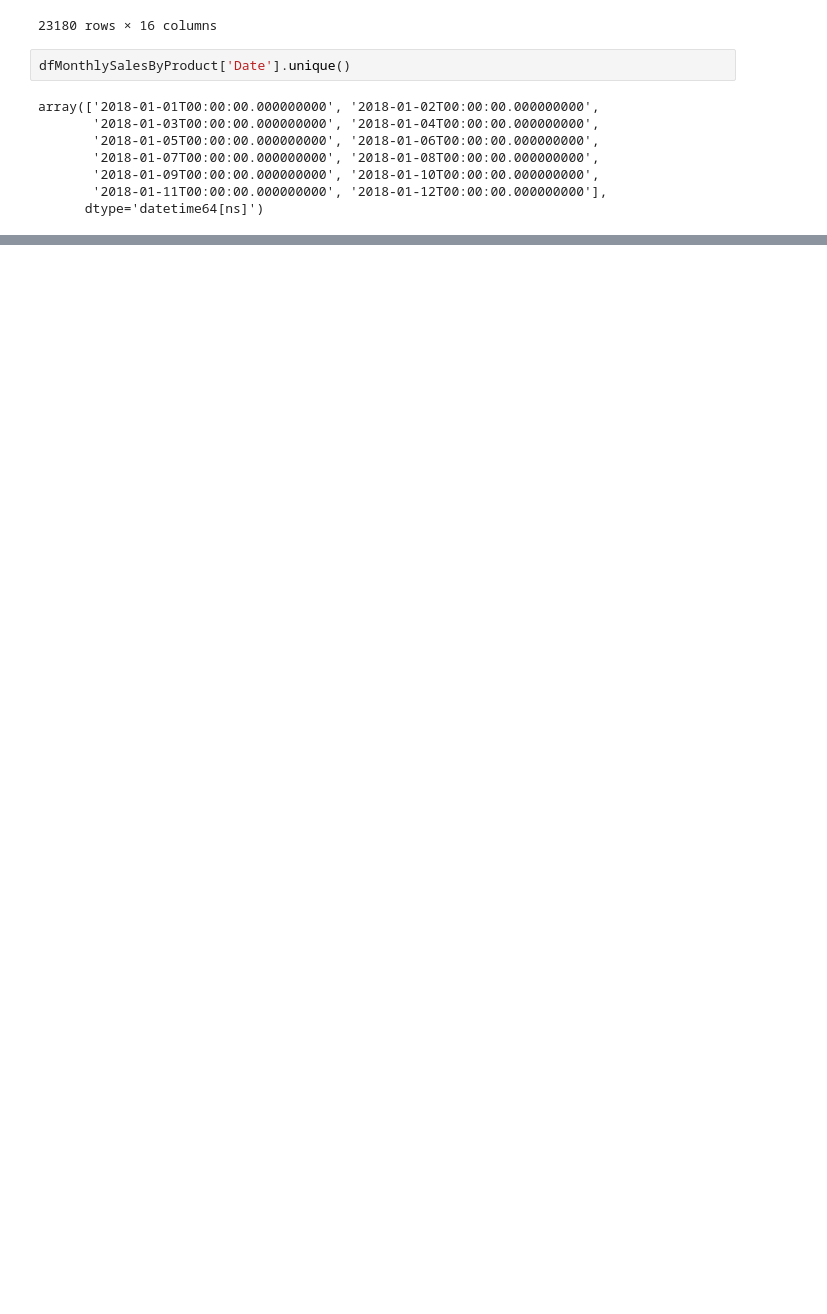
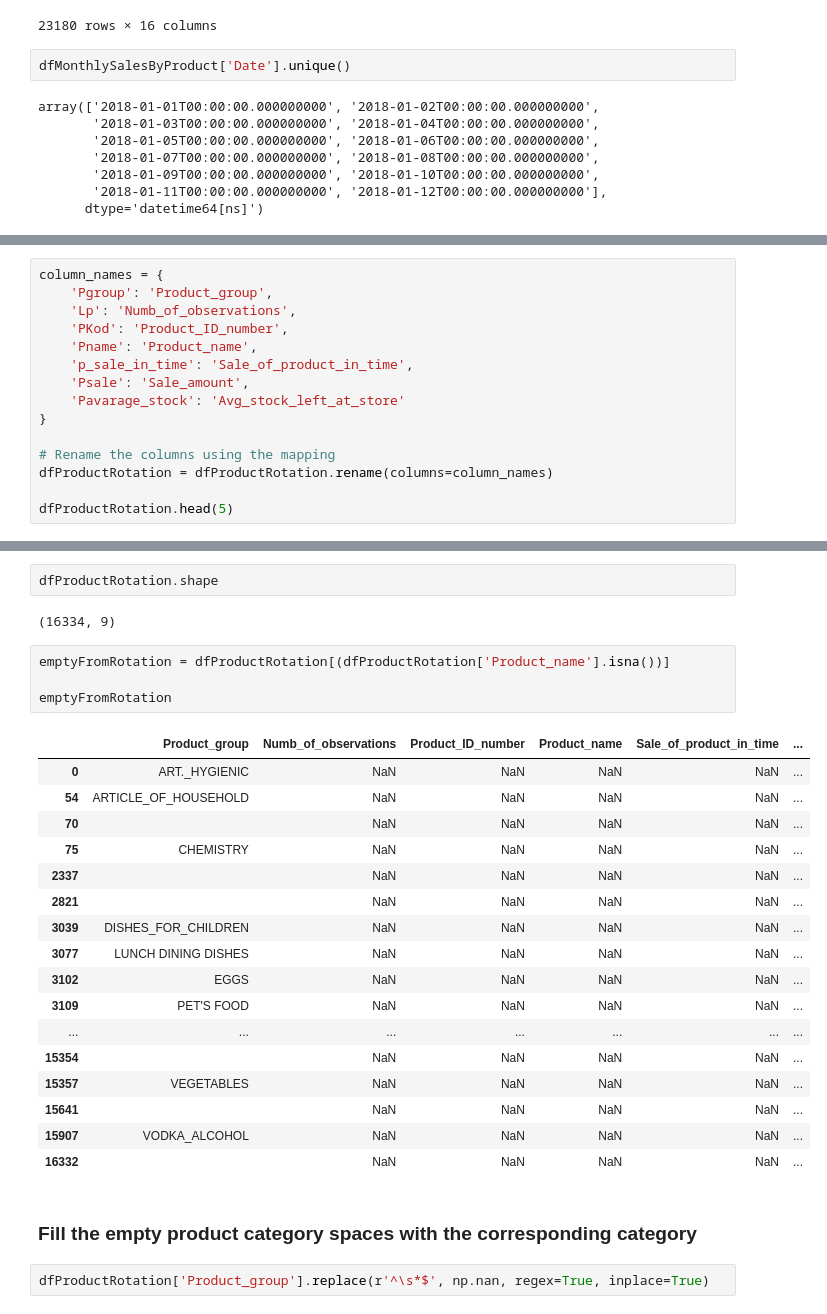
Before and after one commit to georgeolivares/Analisis-de-tienda-Poland, a Jupyter notebook: Analisis de tienda.ipynb, the cells around one changed output, grey strips where cells are left out. Drawn from its saved outputs; the diff is of its cells as text; blank space fills up the shorter version.

```diff
--- a/Analisis de tienda.ipynb
+++ b/Analisis de tienda.ipynb
@@ -464,0 +485,15 @@ array(['2018-01-01T00:00:00.000000000', '2018-01-02T00:00:00.000000000',
+# %%
+column_names = {
+    'Pgroup': 'Product_group',
+    'Lp': 'Numb_of_observations',
+    'PKod': 'Product_ID_number',
+    'Pname': 'Product_name',
+    'p_sale_in_time': 'Sale_of_product_in_time',
+    'Psale': 'Sale_amount',
+    'Pavarage_stock': 'Avg_stock_left_at_store'
+}
+
+# Rename the columns using the mapping
+dfProductRotation = dfProductRotation.rename(columns=column_names)
+
+dfProductRotation.head(5)
@@ -464,0 +539,30 @@ array(['2018-01-01T00:00:00.000000000', '2018-01-02T00:00:00.000000000',
+# %%
+dfProductRotation.shape
+# %% [output]
+(16334, 9)
+# %%
+emptyFromRotation = dfProductRotation[(dfProductRotation['Product_name'].isna())]
+
+emptyFromRotation
+# %% [output]
+|  | Product_group | Numb_of_observations | Product_ID_number | Product_name | Sale_of_product_in_time | ... |
+| 0 | ART._HYGIENIC | NaN | NaN | NaN | NaN | ... |
+| 54 | ARTICLE_OF_HOUSEHOLD | NaN | NaN | NaN | NaN | ... |
+| 70 |  | NaN | NaN | NaN | NaN | ... |
+| 75 | CHEMISTRY | NaN | NaN | NaN | NaN | ... |
+| 2337 |  | NaN | NaN | NaN | NaN | ... |
+| 2821 |  | NaN | NaN | NaN | NaN | ... |
+| 3039 | DISHES_FOR_CHILDREN | NaN | NaN | NaN | NaN | ... |
+| 3077 | LUNCH DINING DISHES | NaN | NaN | NaN | NaN | ... |
+| 3102 | EGGS | NaN | NaN | NaN | NaN | ... |
+| 3109 | PET'S FOOD | NaN | NaN | NaN | NaN | ... |
+| ... | ... | ... | ... | ... | ... | ... |
+| 15354 |  | NaN | NaN | NaN | NaN | ... |
+| 15357 | VEGETABLES | NaN | NaN | NaN | NaN | ... |
+| 15641 |  | NaN | NaN | NaN | NaN | ... |
+| 15907 | VODKA_ALCOHOL | NaN | NaN | NaN | NaN | ... |
+| 16332 |  | NaN | NaN | NaN | NaN | ... |
+# %% [markdown]
+### Fill the empty product category spaces with the corresponding category
+# %%
+dfProductRotation['Product_group'].replace(r'^\s*$', np.nan, regex=True, inplace=True)
```
Also changed, not shown: parts of 11 cells of this notebook.
